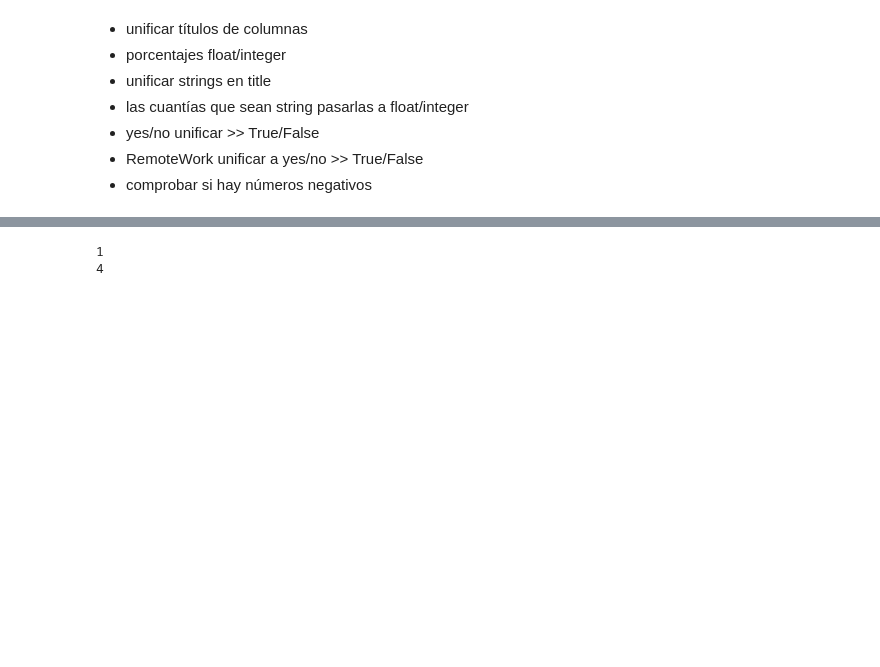
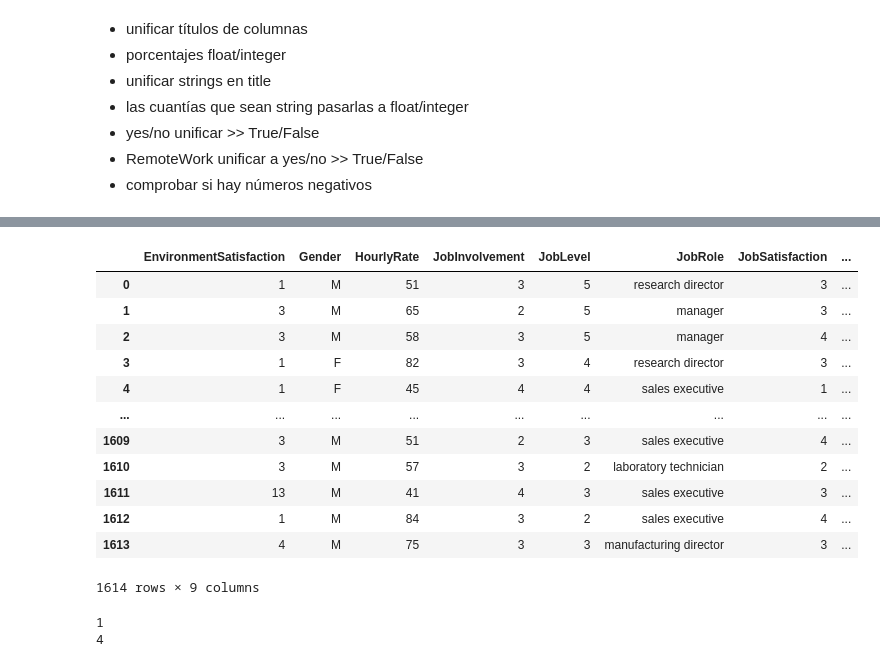
Before and after one commit to icorreald/proyecto-da-promo-G-modulo-3-team-3, a Jupyter notebook: notebooks-trabajo/isa.ipynb, the cells around one changed output, grey strips where cells are left out. Drawn from its saved outputs; the diff is of its cells as text; code cells hidden in the pictures; blank space fills up the shorter version.

```diff
--- a/notebooks-trabajo/isa.ipynb
+++ b/notebooks-trabajo/isa.ipynb
@@ -10,7 +10,7 @@ please provide us feedback at https://github.com/pandas-dev/pandas/issues/54466
 
   import pandas as pd
 # %%
-df = pd.read_csv('HR RAW DATA.csv')
+df = pd.read_csv('../csv-archivos/HR RAW DATA.csv')
 
 df
 # %% [output]
@@ -163,9 +266,29 @@ Name: MaritalStatus, Length: 1614, dtype: object
+# %%
+df_inspec['MonthlyIncome'] = df_inspec['MonthlyIncome'].str.replace(',', '.').astype(float).fillna(0).astype(int)
+# %%
+df_inspec['JobRole'] = df_inspec['JobRole'].str.lower().str.strip()
 # %%
-df_inspec['MaritalStatus'] = df_inspec['MaritalStatus'].str.lower()
+df_inspec['MaritalStatus'] = df_inspec['MaritalStatus'].str.lower().str.strip()
 # %%
 df_inspec['Gender'] = df_inspec['Gender'].replace(1, 'F').replace(0, 'M')
 # %%
 df_inspec['HourlyRate'] = df_inspec['HourlyRate'].replace('Not Available', np.nan)
+# %%
+df_inspec
+# %% [output]
+|  | EnvironmentSatisfaction | Gender | HourlyRate | JobInvolvement | JobLevel | JobRole | JobSatisfaction | ... |
+| 0 | 1 | M | 51 | 3 | 5 | research director | 3 | ... |
+| 1 | 3 | M | 65 | 2 | 5 | manager | 3 | ... |
+| 2 | 3 | M | 58 | 3 | 5 | manager | 4 | ... |
+| 3 | 1 | F | 82 | 3 | 4 | research director | 3 | ... |
+| 4 | 1 | F | 45 | 4 | 4 | sales executive | 1 | ... |
+| ... | ... | ... | ... | ... | ... | ... | ... | ... |
+| 1609 | 3 | M | 51 | 2 | 3 | sales executive | 4 | ... |
+| 1610 | 3 | M | 57 | 3 | 2 | laboratory technician | 2 | ... |
+| 1611 | 13 | M | 41 | 4 | 3 | sales executive | 3 | ... |
+| 1612 | 1 | M | 84 | 3 | 2 | sales executive | 4 | ... |
+| 1613 | 4 | M | 75 | 3 | 3 | manufacturing director | 3 | ... |
+1614 rows × 9 columns
 # %%
 print(min(df_inspec['JobSatisfaction']))
 print(max(df_inspec['JobSatisfaction']))
```
Also changed, not shown: parts of 21 cells of this notebook, 1 other file.
